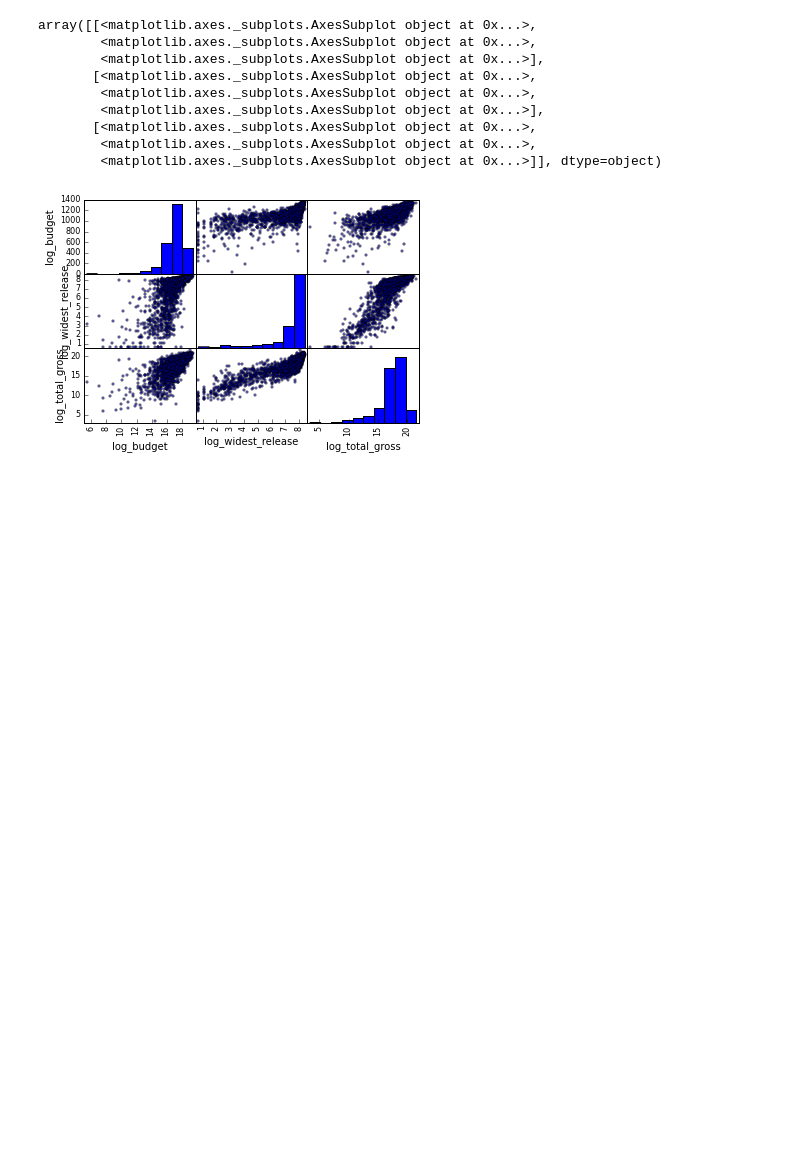
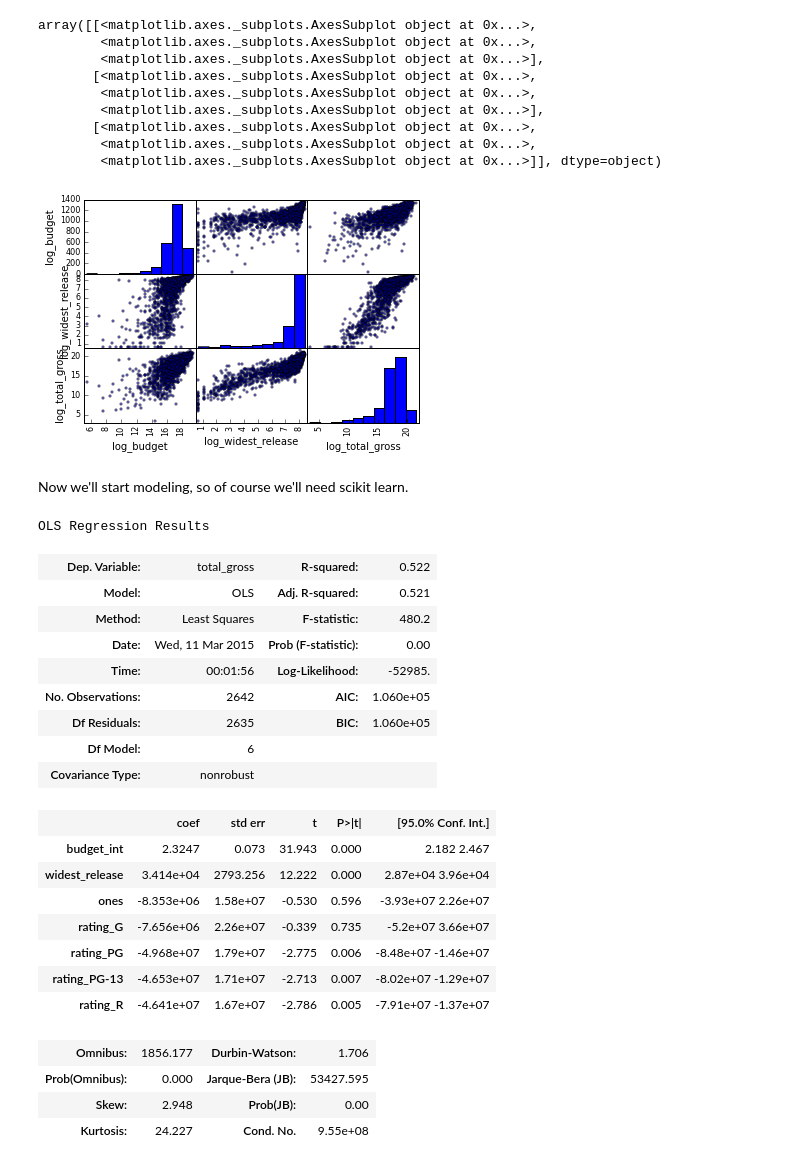
Before and after one commit to michaelmoliterno/metis-projects, a Jupyter notebook: luther/MovieAnalysis.ipynb, the cells around one changed output. Saved outputs shown, nothing was run; the diff lists cells and outputs as text; code cells hidden in the pictures; blank space fills up the shorter version.

```diff
--- a/luther/MovieAnalysis.ipynb
+++ b/luther/MovieAnalysis.ipynb
@@ -452,3 +99,5 @@ array([[<matplotlib.axes._subplots.AxesSubplot object at 0x...>,
         <matplotlib.axes._subplots.AxesSubplot object at 0x...>,
         <matplotlib.axes._subplots.AxesSubplot object at 0x...>]], dtype=object)
 [figure]
+# %% [markdown]
+Now we'll start modeling, so of course we'll need scikit learn.
@@ -454,0 +107,30 @@ array([[<matplotlib.axes._subplots.AxesSubplot object at 0x...>,
+# %%
+y_cols = ['budget_int','widest_release','ones'] + model_ratings
+
+y = movies_df['total_gross']
+X = movies_df[y_cols]
+linmodel = sm.OLS(y, X).fit()
+linmodel.summary()
+# %% [output]
+OLS Regression Results
+| Dep. Variable: | total_gross | R-squared: | 0.522 |
+| Model: | OLS | Adj. R-squared: | 0.521 |
+| Method: | Least Squares | F-statistic: | 480.2 |
+| Date: | Wed, 11 Mar 2015 | Prob (F-statistic): | 0.00 |
+| Time: | 00:01:56 | Log-Likelihood: | -52985. |
+| No. Observations: | 2642 | AIC: | 1.060e+05 |
+| Df Residuals: | 2635 | BIC: | 1.060e+05 |
+| Df Model: | 6 |  |  |
+| Covariance Type: | nonrobust |  |  |
+|  | coef | std err | t | P>|t| | [95.0% Conf. Int.] |
+| budget_int | 2.3247 | 0.073 | 31.943 | 0.000 | 2.182 2.467 |
+| widest_release | 3.414e+04 | 2793.256 | 12.222 | 0.000 | 2.87e+04 3.96e+04 |
+| ones | -8.353e+06 | 1.58e+07 | -0.530 | 0.596 | -3.93e+07 2.26e+07 |
+| rating_G | -7.656e+06 | 2.26e+07 | -0.339 | 0.735 | -5.2e+07 3.66e+07 |
+| rating_PG | -4.968e+07 | 1.79e+07 | -2.775 | 0.006 | -8.48e+07 -1.46e+07 |
+| rating_PG-13 | -4.653e+07 | 1.71e+07 | -2.713 | 0.007 | -8.02e+07 -1.29e+07 |
+| rating_R | -4.641e+07 | 1.67e+07 | -2.786 | 0.005 | -7.91e+07 -1.37e+07 |
+| Omnibus: | 1856.177 | Durbin-Watson: | 1.706 |
+| Prob(Omnibus): | 0.000 | Jarque-Bera (JB): | 53427.595 |
+| Skew: | 2.948 | Prob(JB): | 0.00 |
+| Kurtosis: | 24.227 | Cond. No. | 9.55e+08 |
```
Also changed, not shown: parts of 41 cells of this notebook, 1 other file.
